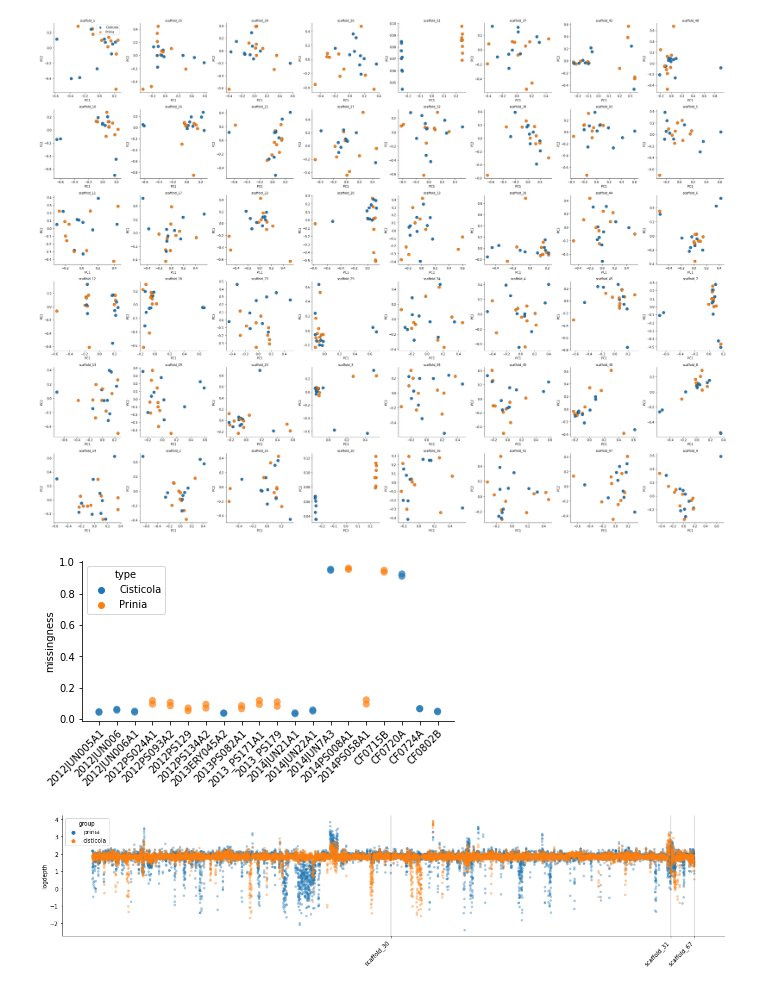
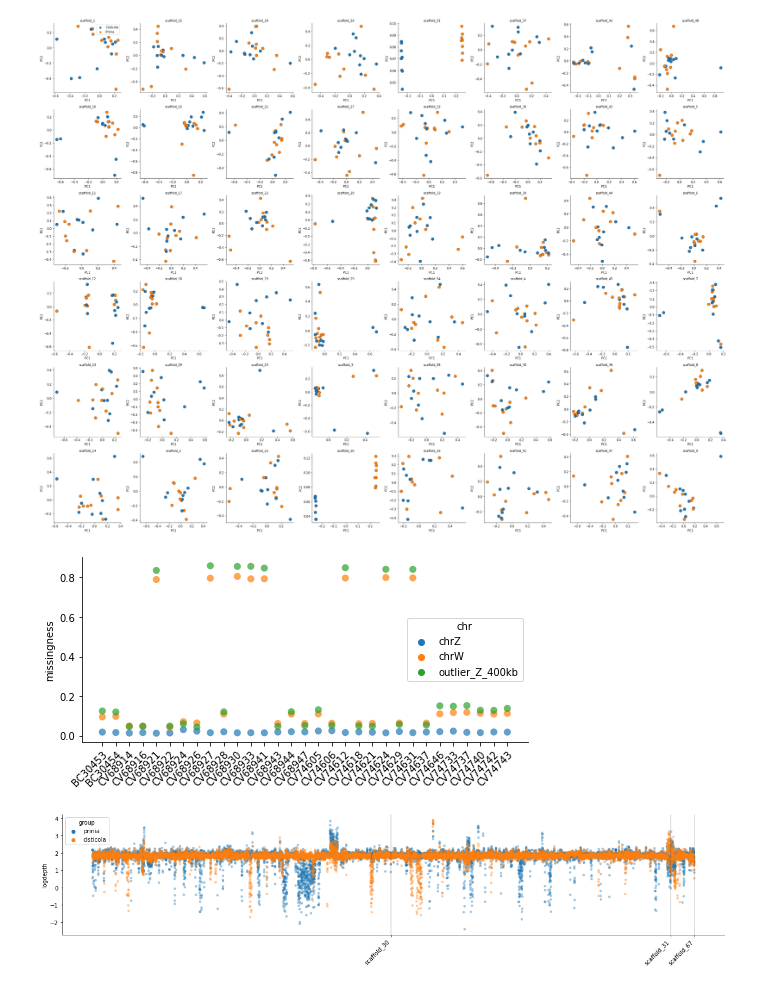
Before and after one commit to osipovarev/Brood_parasites_analysis, a Jupyter notebook: PCA_from_snparcher.ipynb, the cells around one changed output. Drawn from its saved outputs; the diff is of its cells as text; code cells hidden in the pictures.

```diff
--- a/PCA_from_snparcher.ipynb
+++ b/PCA_from_snparcher.ipynb
@@ -102,31 +102,34 @@ pdf_name = 'PCA_samples.by_chromosome.{}.pdf'.format(db)
 # %%
 ### Which samples are male / female?
 
-# db = 'indInd'
-db = 'anoImb'
+db = 'indInd'
+# db = 'anoImb'
 dir_path = '/Users/osipova/Documents/LabDocs/Brood_parasites_analysis/'
-file_name = 'PopGen_{}/missing_data.sex_chr.tsv'.format(db)
+file_name = 'PopGen_{}/missing_data.by_chr.tsv'.format(db)
+# file_name = 'PopGen_{}/missing_data.sex_chr.tsv'.format(db)
 
 file_data = glob(dir_path + file_name)[0]
 df = pd.read_csv(file_data, sep='\t')
 
-fig, axes = plt.subplots(figsize=(6, 3.5))
+fig, axes = plt.subplots(figsize=(7, 3.5))
 # sns.scatterplot(data=df, y='missing', x='sample', hue='type', linewidth=0, alpha=0.7, s=50)
-sns.scatterplot(data=df, y='missing', x='sample', hue='chr', linewidth=0, alpha=0.7, s=50)
+sns.scatterplot(data=df[df['chr'] != 'CM051113'], y='missing', x='sample', hue='chr', linewidth=0, alpha=0.7, s=50)
 
 # df = df[df['chr'].isin(['outlier_Z_400kb'])]
 # sns.scatterplot(data=df, y='missing', x='sample', hue='type', linewidth=0, alpha=0.7, s=50)
 
 plt.setp(axes.get_xticklabels(), rotation=45, ha="right", rotation_mode="anchor")
 axes.set(xlabel='', ylabel='missingness')
 fig.tight_layout()
 sns.despine(fig=None, ax=None, left=False, bottom=False, offset=None, trim=False)
 
 # pdf_name = 'missingness_chrW.{}.prinia_VS_cisticola.pdf'.format(db)
-pdf_name = 'missingness_chrW.{}.to_male_female.pdf'.format(db)
+# pdf_name = 'missingness_chrW.{}.to_male_female.pdf'.format(db)
+pdf_name = 'missingness_chrW.chrZ.chrZ_outlier.{}.to_male_female.pdf'.format(db)
+
 # fig.savefig(pdf_name, bbox_inches='tight')
 # %% [output]
-[figure, old version]
+[figure, new version]
 # %%
 def make_position(dfi, col_chr, col_start):
     ## sorts by chromosome number and adds absolute postion column
```
Also changed, not shown: 12 other files.
